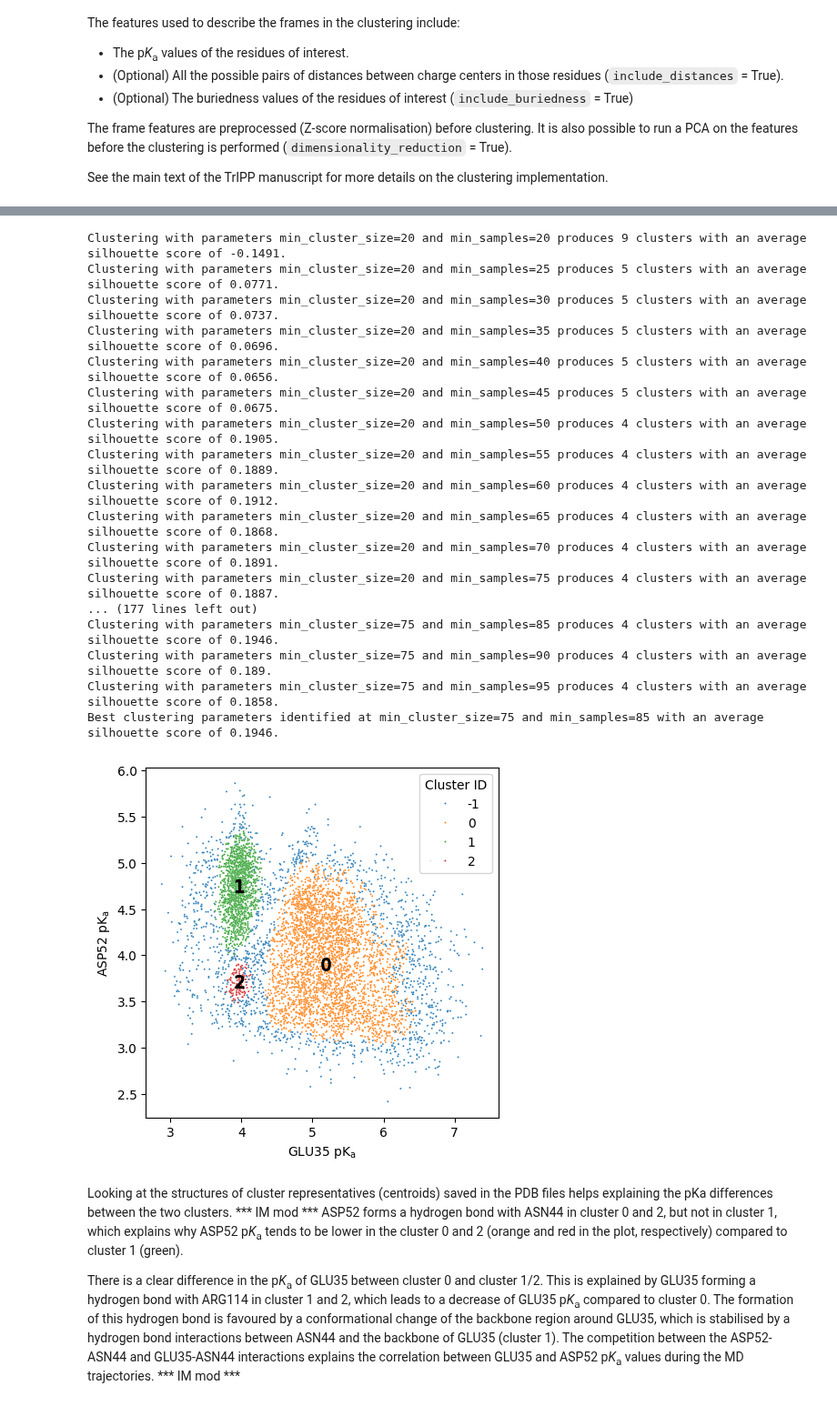
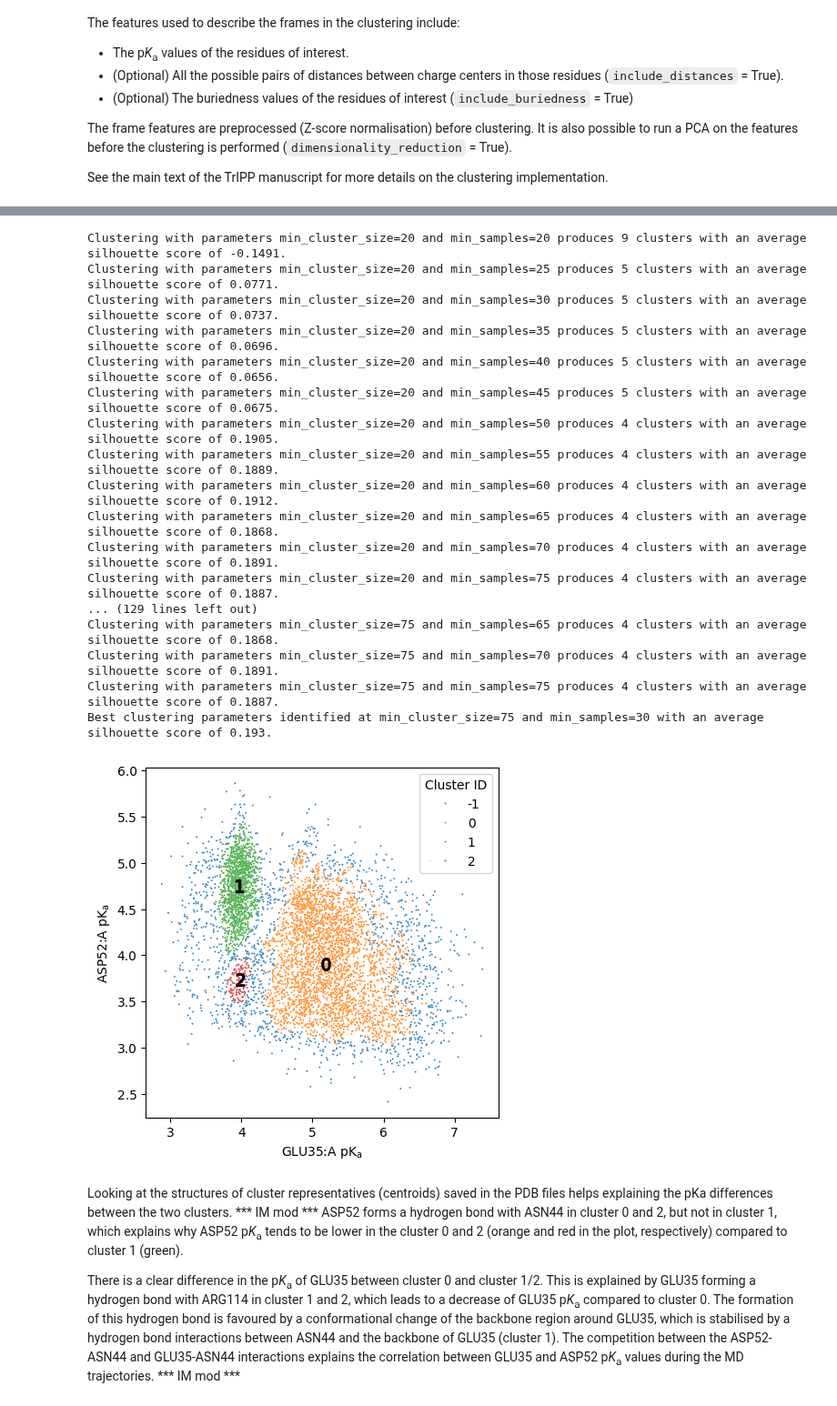
Before and after one commit to fornililab/TrIPP, a Jupyter notebook: tutorial/tripp_tutorial.ipynb, the cells around one changed output, grey strips where cells are left out. Shown at 91% size. Drawn from its saved outputs; the diff is of its cells as text; code cells hidden in the pictures.

```diff
--- a/tutorial/tripp_tutorial.ipynb
+++ b/tutorial/tripp_tutorial.ipynb
@@ -161,7 +142,7 @@ for idx in range(ntraj):
     df_melt = df_md.melt(id_vars = 'Time [ps]', var_name = 'Residues', value_name = 'pKa value')
     sns.histplot(data=df_melt, x = 'pKa value', y = 'Residues', ax = ax[idx], binwidth = 0.1)
     ax[idx].set(xlabel = r'pK$_{\rm a}$')
-    ax[idx].set_title(f"{trajectory_files[idx].split('/')[-1].split('.')[0]}_chain{chain_ID}")
+    ax[idx].set_title(f"{trajectory_files[idx].split('/')[-1].split('.')[0]}")
     #Adding model pKa value to each row
     for ytick, residue in enumerate([i[:3] for i in df_melt['Residues'].unique()]):
         if 'N+' in residue:
@@ -185,7 +166,7 @@ plus an equivalent file for the second trajectory (1AKI_md2_300ns.xtc).
 # %%
 for idx in range(ntraj):
     calculate_difference_to_model(input_directory = output_directories[idx],
-                                  pka_csv_prefix = pka_csv_prefix[idx]) #***IM mod*** need to create a pka_csv_prefix variable ***IM mod***
+                                  output_prefix = output_prefix[idx])
 # %% [markdown]
 The corresponding distributions can be visualised as above by running the following cell:
 # %%
@@ -193,7 +174,7 @@ fig, ax = plt.subplots(1, ntraj, figsize = (4 * ntraj, 6), sharex = True, sharey
 
 #Plot histogram showing the deviation from the model pKa values
 for idx in range(ntraj):
-    df_md = pd.read_csv(f'{output_directories[idx]}/{pka_csv_prefix[idx]}_difference_to_model.csv') #***IM mod*** pka_csv_prefix variable used ***IM mod***
+    df_md = pd.read_csv(f'{output_directories[idx]}/{output_prefix[idx]}_difference_to_model.csv') #***IM mod*** pka_csv_prefix variable used ***IM mod***
     df_melt = df_md.melt(id_vars = 'Time [ps]', var_name = 'Residues', value_name = 'pKa value deviation')
     sns.histplot(data = df_melt, x = 'pKa value deviation', y = 'Residues', ax = ax[idx], binwidth = 0.1)
     ax[idx].set(xlabel = r'pK$_{\rm a}$ deviation')
@@ -306,11 +283,18 @@ See the main text of the TrIPP manuscript for more details on the clustering imp
 
 residue_clust_list = ['chainID A and resid 35', # ***IM mod*** list of residue selections (MDAnalysis selection commands) to be used in the clustering ***IM mod***
                       'chainID A and resid 52']
-clustering_output_prefix = '1AKI_md_all_300ns_chainA' # prefix of output files from the clustering analysis
+clustering_output_prefix = '1AKI_md_all_300ns' # prefix of output files from the clustering analysis
 
 # End of user-defined variables -------------------------
-
-resid_clust_list = [x.split(' ')[-1] for x in residue_clust_list]
+# ***IM mod*** using MDAnalysis to retrieve the residue identifier for residue_clust_list
+u = create_mda_universe(topology_file,None)
+residue_identifier_list = []
+for residue_selection in residue_clust_list:
+    resname = u.select_atoms(residue_selection).residues.resnames.astype(str)
+    resid = u.select_atoms(residue_selection).residues.resids.astype(str)
+    chainID = u.select_atoms(residue_selection).atoms.chainIDs.astype(str)[0]
+    residue_identifier_list.append(np.char.add(resname, resid)[0]+':'+ chainID)
+# ***IM mod***
 # %% [markdown]
 *** IM mod *** The code in the cell below clusters frames from all the input trajectories using HDBSCAN and the p*K*<sub>a</sub> values of selected residues as features. The `automatic` argument of `hdbscan` is set to True, so an automatic searching of the optimal hyperparameter values for that method (number of output clusters) is carried out. One also has the option to select the range of hyperparameters being tested (`min_cluster_size_range`, `min_samples_range`). If set to False, one will have to specify the hyperparameter values (`min_cluster_size`, `min_samples`) manually. *** IM mod ***
 
@@ -334,7 +318,7 @@ TrIPP_Clust = Clustering(topology_file = topology_file,
 # ***IM mod***
 TrIPP_Clust.hdbscan(automatic = True, # automatic searching for the optimal hyperparameters of hdbscan (evaluated by Silhouette score).
                     min_cluster_size_range = (20,80,5), # range of min_cluster_size being tested if automatic is set to True. Takes a tuple which is passed to numpy.arange()
-                    min_samples_range = (20,100,5), # range of min_samples being tested if automatic is set to True. Takes a tuple which is passed to numpy.arange()
+                    min_samples_range = (20,80,5), # range of min_samples being tested if automatic is set to True. Takes a tuple which is passed to numpy.arange()
                     max_clusters = 20, # the maximum number of clusters for automatic searching.
                     min_cluster_size = None, # int, specify the min_cluster_size if automatic is set to False
                     min_samples = None) # int, specify the min_samples if automatic is set to False
@@ -352,37 +336,34 @@ Clustering with parameters min_cluster_size=20 and min_samples=60 produces 4 clu
 Clustering with parameters min_cluster_size=20 and min_samples=65 produces 4 clusters with an average silhouette score of 0.1868.
 Clustering with parameters min_cluster_size=20 and min_samples=70 produces 4 clusters with an average silhouette score of 0.1891.
 Clustering with parameters min_cluster_size=20 and min_samples=75 produces 4 clusters with an average silhouette score of 0.1887.
-... (177 lines left out)
-Clustering with parameters min_cluster_size=75 and min_samples=85 produces 4 clusters with an average silhouette score of 0.1946.
-Clustering with parameters min_cluster_size=75 and min_samples=90 produces 4 clusters with an average silhouette score of 0.189.
-Clustering with parameters min_cluster_size=75 and min_samples=95 produces 4 clusters with an average silhouette score of 0.1858.
-Best clustering parameters identified at min_cluster_size=75 and min_samples=85 with an average silhouette score of 0.1946.
+... (129 lines left out)
+Clustering with parameters min_cluster_size=75 and min_samples=65 produces 4 clusters with an average silhouette score of 0.1868.
+Clustering with parameters min_cluster_size=75 and min_samples=70 produces 4 clusters with an average silhouette score of 0.1891.
+Clustering with parameters min_cluster_size=75 and min_samples=75 produces 4 clusters with an average silhouette score of 0.1887.
+Best clustering parameters identified at min_cluster_size=75 and min_samples=30 with an average silhouette score of 0.193.
 # %%
-pairs = list(combinations(range(len(resid_clust_list)), 2))
+pairs = list(combinations(range(len(residue_identifier_list)), 2))
 npairs = len(pairs)
 
 fig, ax = plt.subplots(1, npairs, figsize = (npairs * 5, 5))
 ax = np.atleast_1d(ax)
 
 for i, idx in enumerate(pairs):
     df_cluster = pd.read_csv(f'{output_dir}/{clustering_output_prefix}_HDBSCAN_cluster.csv')
-    #***IM mod*** To account for the change in selections, because the resid_clust_list now contains only resid
-    resid_x = resid_clust_list[idx[0]]
-    resid_y = resid_clust_list[idx[1]]
-    xlabel = [x for x in df_cluster.columns if resid_x in x][0] #find out the full resname_resid to be the xlabel
-    ylabel = [x for x in df_cluster.columns if resid_y in x][0] #find out the full resname_resid to be the yabel
-    #***IM mod***
+    xlabel = residue_identifier_list[idx[0]] #***IM mod*** changed the variable name only.
+    ylabel = residue_identifier_list[idx[1]] #***IM mod*** changed the variable name only.
+
     sns.scatterplot(data = df_cluster, x = xlabel, y = ylabel, s = 2, hue = 'Clusters', palette = 'tab10', ax = ax[i])
     ax[i].set(xlabel = xlabel + r' pK$_{\rm a}$')
     ax[i].set(ylabel = ylabel + r' pK$_{\rm a}$')
     ax[i].legend(title = 'Cluster ID')
     for cluster_label, cluster_idx in enumerate(TrIPP_Clust._cluster_center_indices):
         cluster_x = df_cluster.iloc[cluster_idx][xlabel]
         cluster_y = df_cluster.iloc[cluster_idx][ylabel]
         ax[i].scatter(cluster_x, cluster_y, marker=f'${cluster_label}$',c='black',s=100)
 plt.show()
 # %% [output]
-[figure, old version]
+[figure, new version]
 # %% [markdown]
 Looking at the structures of cluster representatives (centroids) saved in the PDB files helps explaining the pKa differences between the two clusters.
 *** IM mod ***
```
Also changed, not shown: parts of 14 cells of this notebook, 15 other files.
